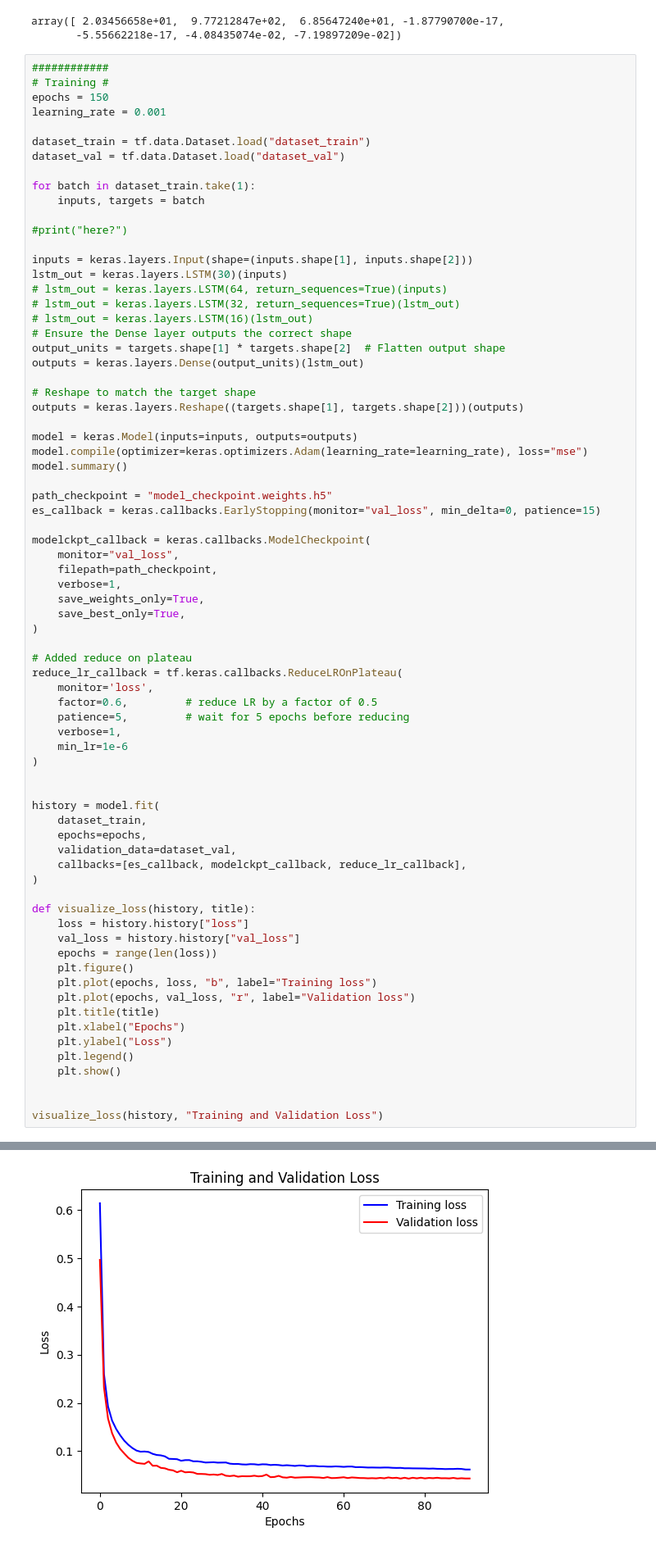
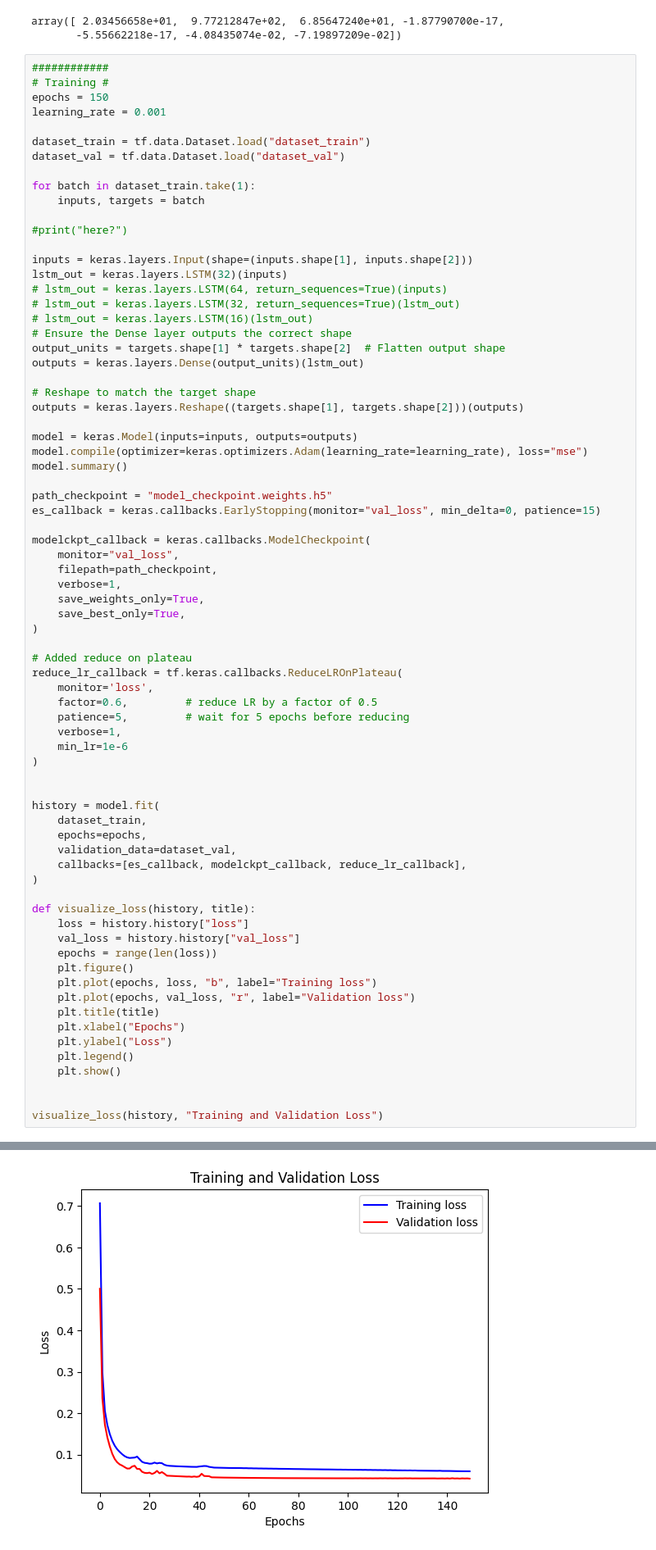
Before and after one commit to jose-r-morera/TFG_Time_Series_Forecast, a Jupyter notebook: tratamiento_datos/analisis_cuesta.ipynb, the cells around one changed output, grey strips where cells are left out. Shown at 82% size. Cells and saved outputs as stored; diff of their text form.

```diff
--- a/tratamiento_datos/analisis_cuesta.ipynb
+++ b/tratamiento_datos/analisis_cuesta.ipynb
@@ -687,7 +687,7 @@ for batch in dataset_train.take(1):
 #print("here?")
 
 inputs = keras.layers.Input(shape=(inputs.shape[1], inputs.shape[2]))
-lstm_out = keras.layers.LSTM(30)(inputs)
+lstm_out = keras.layers.LSTM(32)(inputs)
 # lstm_out = keras.layers.LSTM(64, return_sequences=True)(inputs)
 # lstm_out = keras.layers.LSTM(32, return_sequences=True)(lstm_out)
 # lstm_out = keras.layers.LSTM(16)(lstm_out)
@@ -781,4 +781,4 @@ Epoch 92: val_loss did not improve from 0.04311
-[figure, old version]
+[figure, new version]
 # %%
 def show_plots_for_variables(plot_data, delta, feature_names, mean, std):
     """
```
Also changed, not shown: parts of 3 cells of this notebook, 1 other file.
